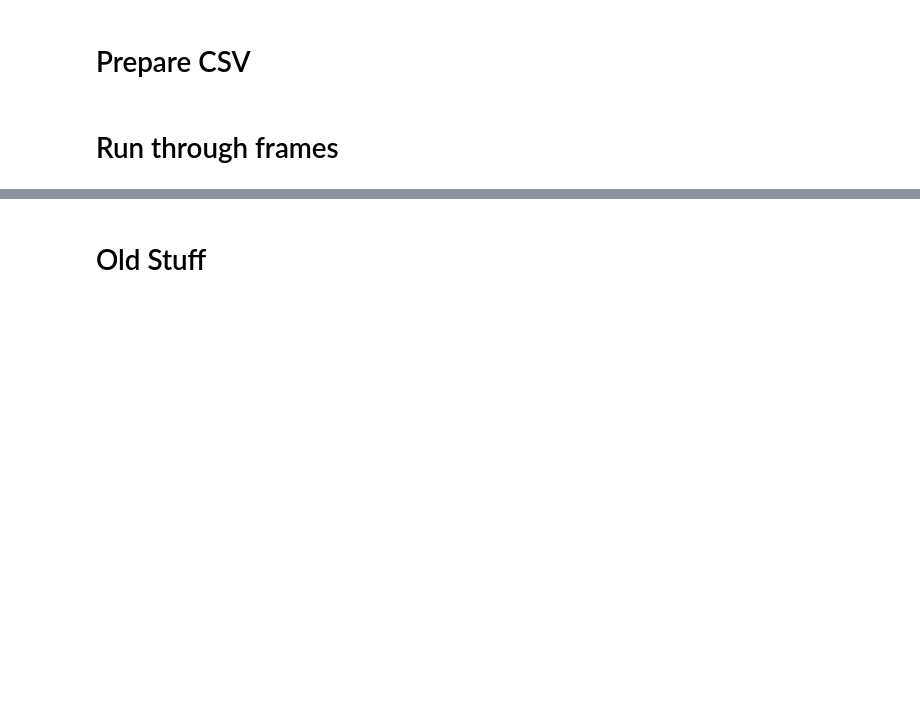
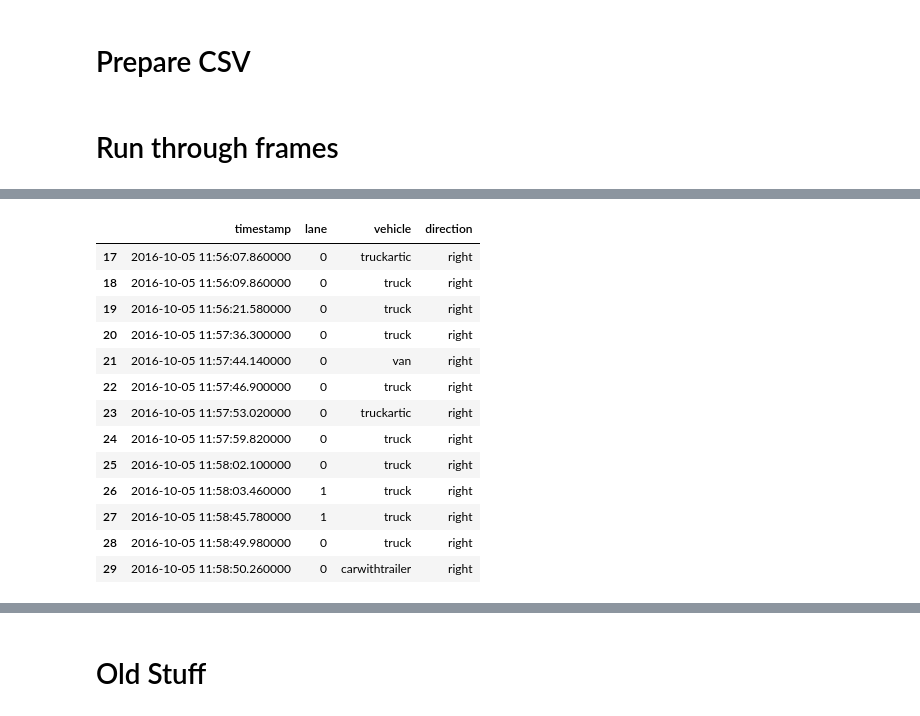
Before and after one commit to jmhaussaire/SOAI-Project, a Jupyter notebook: Swiss10_prep.ipynb, the cells around one changed output, grey strips where cells are left out. Saved outputs shown, nothing was run; the diff lists cells and outputs as text; code cells hidden in the pictures; blank space fills up the shorter version.

```diff
--- a/Swiss10_prep.ipynb
+++ b/Swiss10_prep.ipynb
@@ -200,0 +281,4 @@ Caused by op 'conv2d_2_1/convolution', defined at:
+# %%
+df_log = pd.read_csv('output/Vehicle-list.csv')
+# %%
+df_log.columns = ['timestamp','lane','vehicle','direction']
@@ -201,2 +357,19 @@ Caused by op 'conv2d_2_1/convolution', defined at:
+# %%
+df_log[17:30]
+# %% [output]
+|  | timestamp | lane | vehicle | direction |
+| 17 | 2016-10-05 11:56:07.860000 | 0 | truckartic | right |
+| 18 | 2016-10-05 11:56:09.860000 | 0 | truck | right |
+| 19 | 2016-10-05 11:56:21.580000 | 0 | truck | right |
+| 20 | 2016-10-05 11:57:36.300000 | 0 | truck | right |
+| 21 | 2016-10-05 11:57:44.140000 | 0 | van | right |
+| 22 | 2016-10-05 11:57:46.900000 | 0 | truck | right |
+| 23 | 2016-10-05 11:57:53.020000 | 0 | truckartic | right |
+| 24 | 2016-10-05 11:57:59.820000 | 0 | truck | right |
+| 25 | 2016-10-05 11:58:02.100000 | 0 | truck | right |
+| 26 | 2016-10-05 11:58:03.460000 | 1 | truck | right |
+| 27 | 2016-10-05 11:58:45.780000 | 1 | truck | right |
+| 28 | 2016-10-05 11:58:49.980000 | 0 | truck | right |
+| 29 | 2016-10-05 11:58:50.260000 | 0 | carwithtrailer | right |
 # %%
 %ls
```
Also changed, not shown: parts of 22 cells of this notebook.
